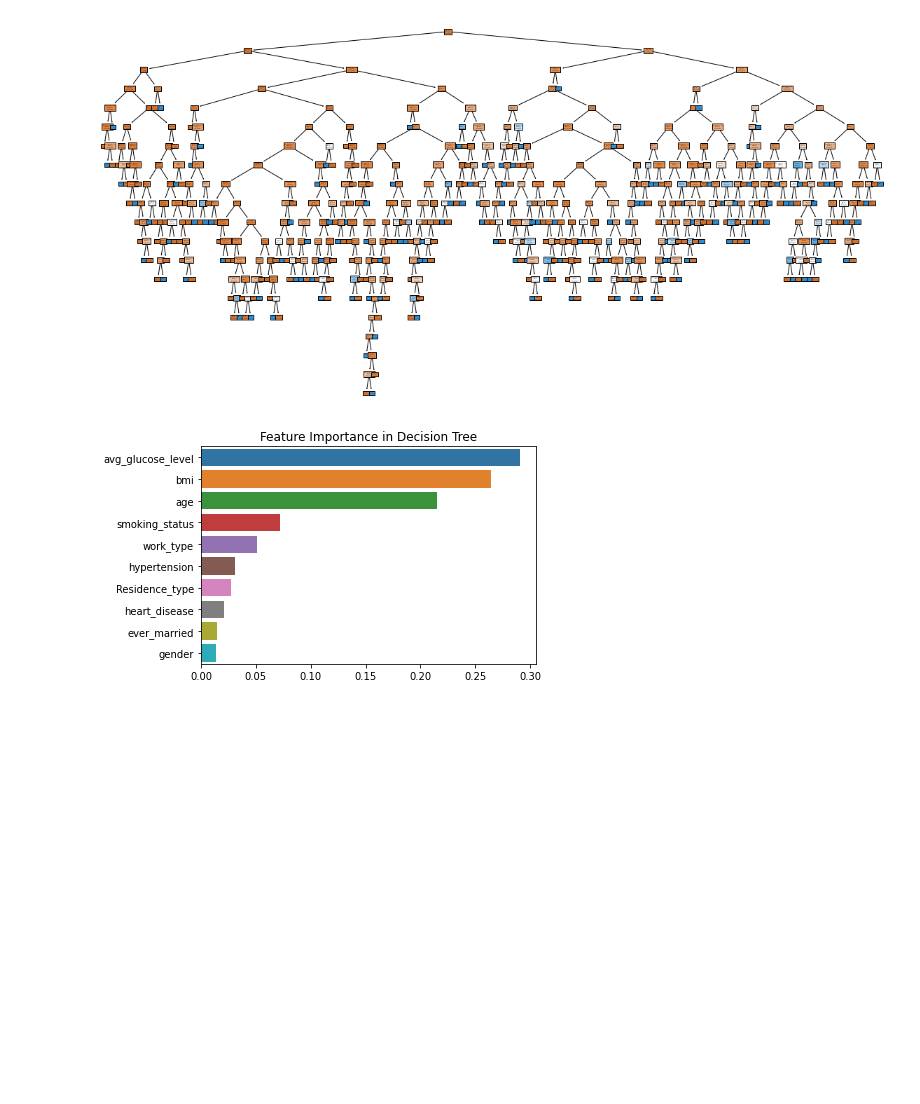
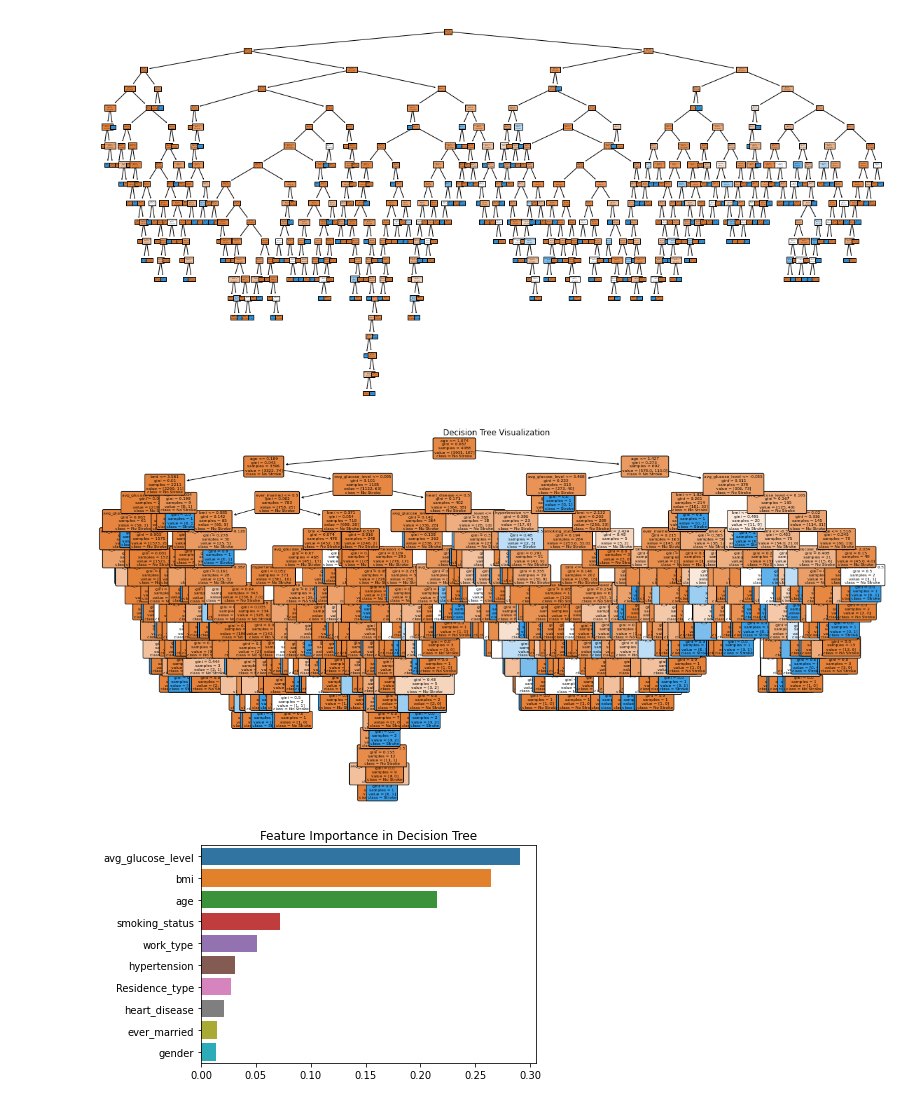
Before and after one commit to kevinwjin/cpsc581, a Jupyter notebook: Xinyi.ipynb, the cells around one changed output. Cells and saved outputs as stored; diff of their text form; code cells hidden in the pictures; blank space fills up the shorter version.

```diff
--- a/Xinyi.ipynb
+++ b/Xinyi.ipynb
@@ -143,6 +146,24 @@ plot_tree(dt_classifier, filled=True, feature_names=X.columns, class_names=['No
 plt.show()
 # %% [output]
 [figure]
+# %%
+plt.figure(figsize=(20, 10))
+tree = plot_tree(dt_classifier,
+                 filled=True,
+                 feature_names=X.columns,
+                 class_names=['No Stroke', 'Stroke'],
+                 rounded=True,
+                 fontsize=6)
+
+# Adding a title and labels
+plt.title('Decision Tree Visualization')
+plt.xlabel('Feature Names')
+plt.ylabel('Depth of Tree')
+
+# Show the plot
+plt.show()
+# %% [output]
+[figure, added]
 # %%
 import seaborn as sns
 
```
Also changed, not shown: parts of 9 cells of this notebook.
